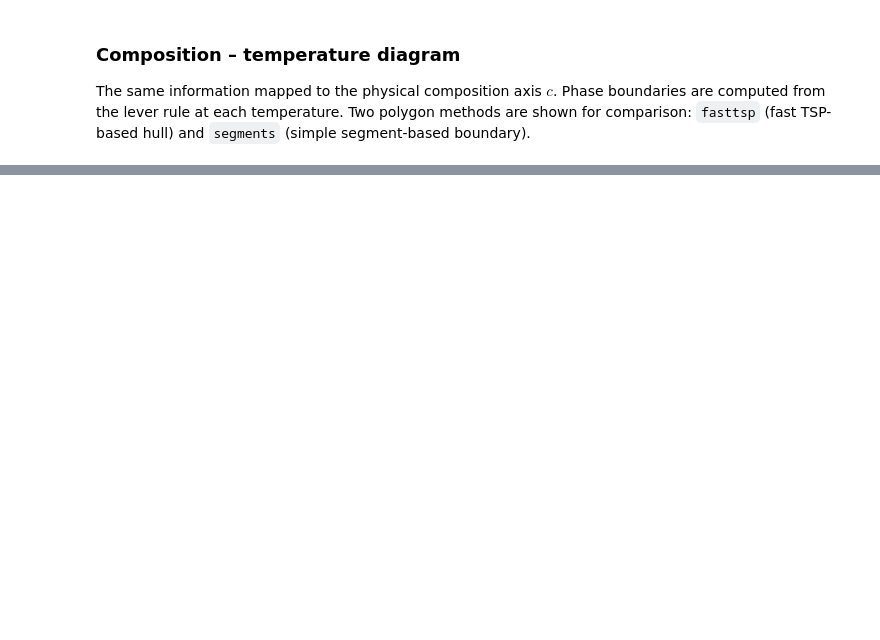
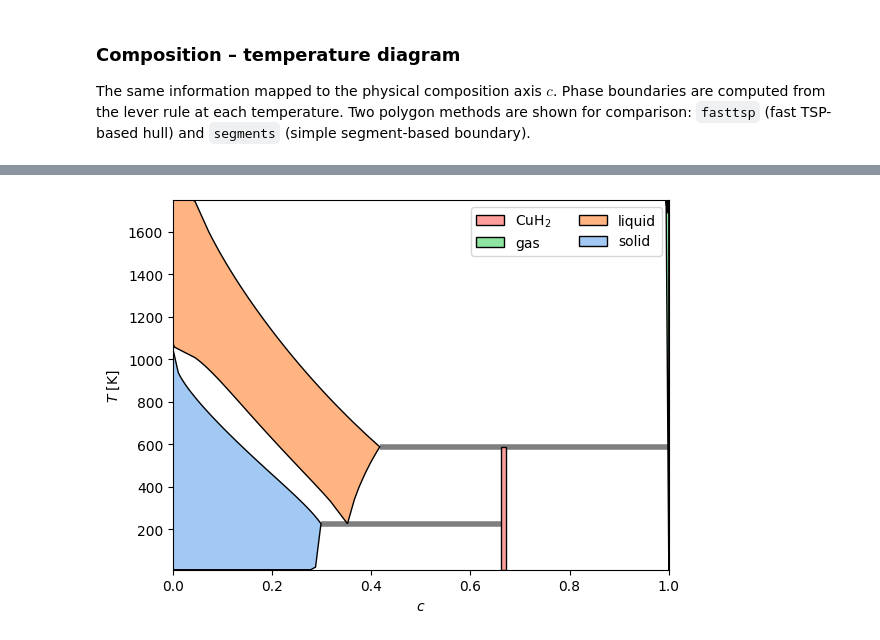
Before and after one commit to eisenforschung/landau, a Jupyter notebook: notebooks/ASE/Hydrate.ipynb, the cells around one changed output, grey strips where cells are left out. Drawn from its saved outputs; the diff is of its cells as text; code cells hidden in the pictures; blank space fills up the shorter version.

```diff
--- a/notebooks/ASE/Hydrate.ipynb
+++ b/notebooks/ASE/Hydrate.ipynb
@@ -180,4 +193,5 @@ from the lever rule at each temperature.  Two polygon methods are shown for comp
 `fasttsp` (fast TSP-based hull) and `segments` (simple segment-based boundary).
 # %%
 %%time
-plot_phase_diagram(df, poly_method='fasttsp', tielines=True, min_c_width=.01)
+plot_phase_diagram(df, poly_method=None, tielines=True, min_c_width=.01)
+# %% [output]
@@ -184,3 +200,4 @@ plot_phase_diagram(df, poly_method='fasttsp', tielines=True, min_c_width=.01)
+[figure, added]
 # %%
 %%time
 plot_phase_diagram(df, poly_method='segments', tielines=True, min_c_width=.01)
```
Also changed, not shown: parts of 7 cells of this notebook, 2 other files.
